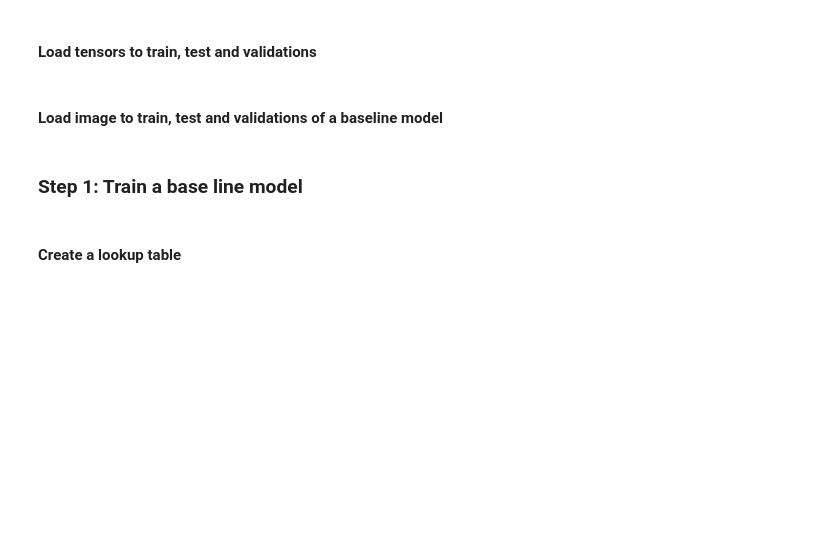
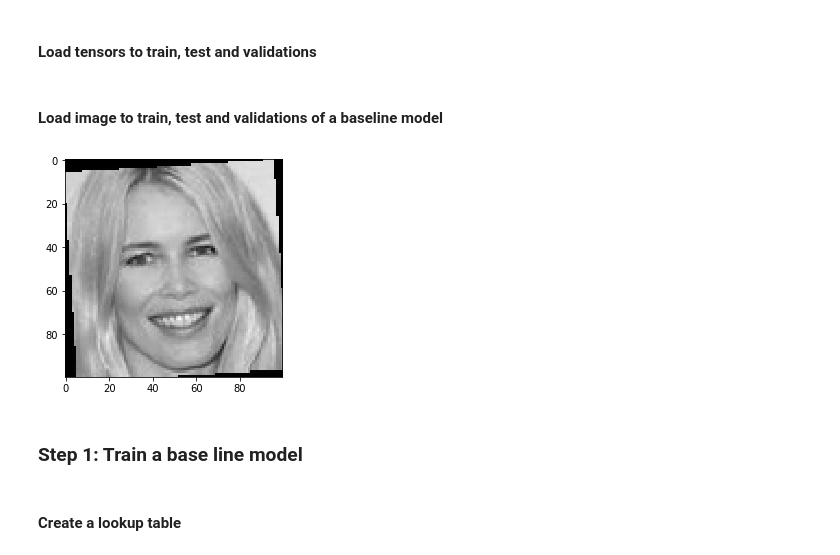
Before and after one commit to gutomcosta/who-is-in-the-photo, a Jupyter notebook: who-is-in-the-photo.ipynb, the cells around one changed output. Drawn from its saved outputs; the diff is of its cells as text; code cells hidden in the pictures; blank space fills up the shorter version.

```diff
--- a/who-is-in-the-photo.ipynb
+++ b/who-is-in-the-photo.ipynb
@@ -83,6 +87,14 @@ test_tensors = paths_to_tensor(test_files).astype('float32')/255
 base_train_images = load_images_from(train_files).astype('float32')/255
 base_test_images = load_images_from(test_files).astype('float32')/255
 base_valid_images = load_images_from(valid_files).astype('float32')/255
+# %%
+import matplotlib.pyplot as plt
+
+img = base_train_images[0]
+plt.imshow(img,cmap='gray')
+plt.show()
+# %% [output]
+[figure, added]
 # %% [markdown]
 ### Step 1:  Train a base line model
 # %%
```
Also changed, not shown: parts of 17 cells of this notebook.
